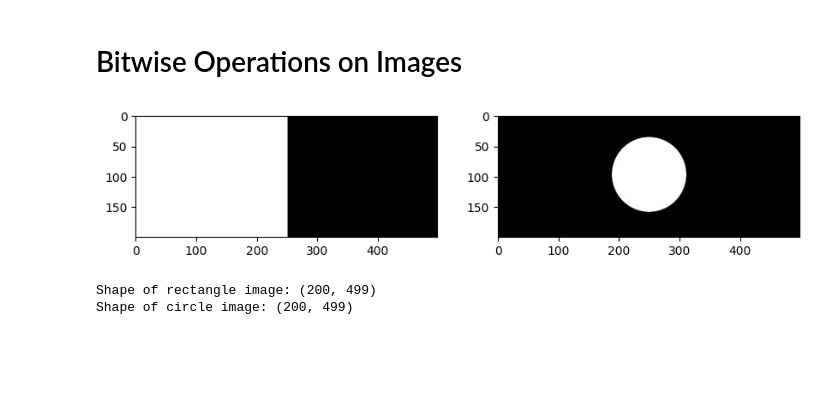
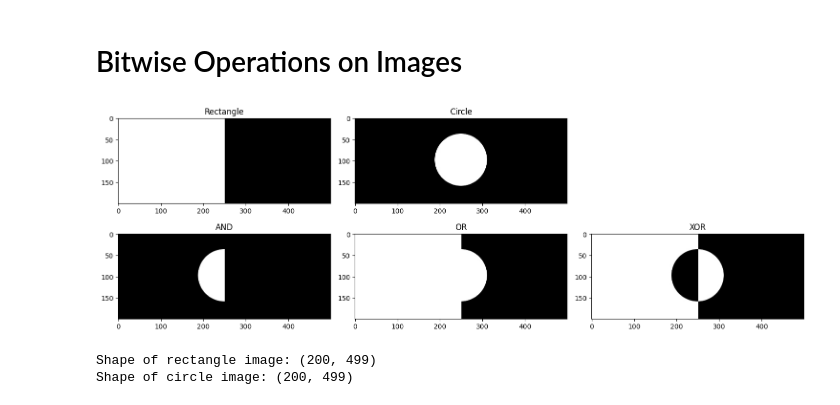
Before and after one commit to kurtgrothe/opencv, a Jupyter notebook: courses/1-mastering-opencv-with-python/modules/2-basic-img-operations/code/3-logical_ops.ipynb, the cells around one changed output. Drawn from its saved outputs; the diff is of its cells as text; code cells hidden in the pictures; blank space fills up the shorter version.

```diff
--- a/courses/1-mastering-opencv-with-python/modules/2-basic-img-operations/code/3-logical_ops.ipynb
+++ b/courses/1-mastering-opencv-with-python/modules/2-basic-img-operations/code/3-logical_ops.ipynb
@@ -7,15 +8,26 @@ import cv2
 # %%
 img_rec = cv2.imread('../data/rectangle.jpg',cv2.IMREAD_GRAYSCALE)
 img_cir = cv2.imread('../data/circle.jpg',cv2.IMREAD_GRAYSCALE)
+and_img = cv2.bitwise_and(img_rec,img_cir)
+or_img = cv2.bitwise_or(img_rec,img_cir)
+xor_img = cv2.bitwise_xor(img_rec,img_cir)
 
-fig, ax = plt.subplots(1, 2, figsize=(10, 5))
-ax[0].imshow(img_rec, cmap='gray')
-ax[1].imshow(img_cir,cmap='gray')
+
+fig, ax = plt.subplots(2, 3, figsize=(15, 5))
+
+ax[0,0].imshow(img_rec, cmap='gray');   ax[0,0].set_title('Rectangle')
+ax[0,1].imshow(img_cir,cmap='gray');    ax[0,1].set_title('Circle')
+ax[0,2].axis('off')
+ax[1,0].imshow(and_img,cmap='gray');    ax[1,0].set_title('AND')
+ax[1,1].imshow(or_img,cmap='gray');     ax[1,1].set_title('OR')
+ax[1,2].imshow(xor_img,cmap='gray');    ax[1,2].set_title('XOR')
+
+plt.tight_layout()
 plt.show()
 
 print(f"Shape of rectangle image: {img_rec.shape}")
 print(f"Shape of circle image: {img_cir.shape}")
 # %% [output]
-[figure, old version]
+[figure, new version]
 Shape of rectangle image: (200, 499)
 Shape of circle image: (200, 499)
```
Also changed, not shown: parts of 22 cells of this notebook, 1 other file.
